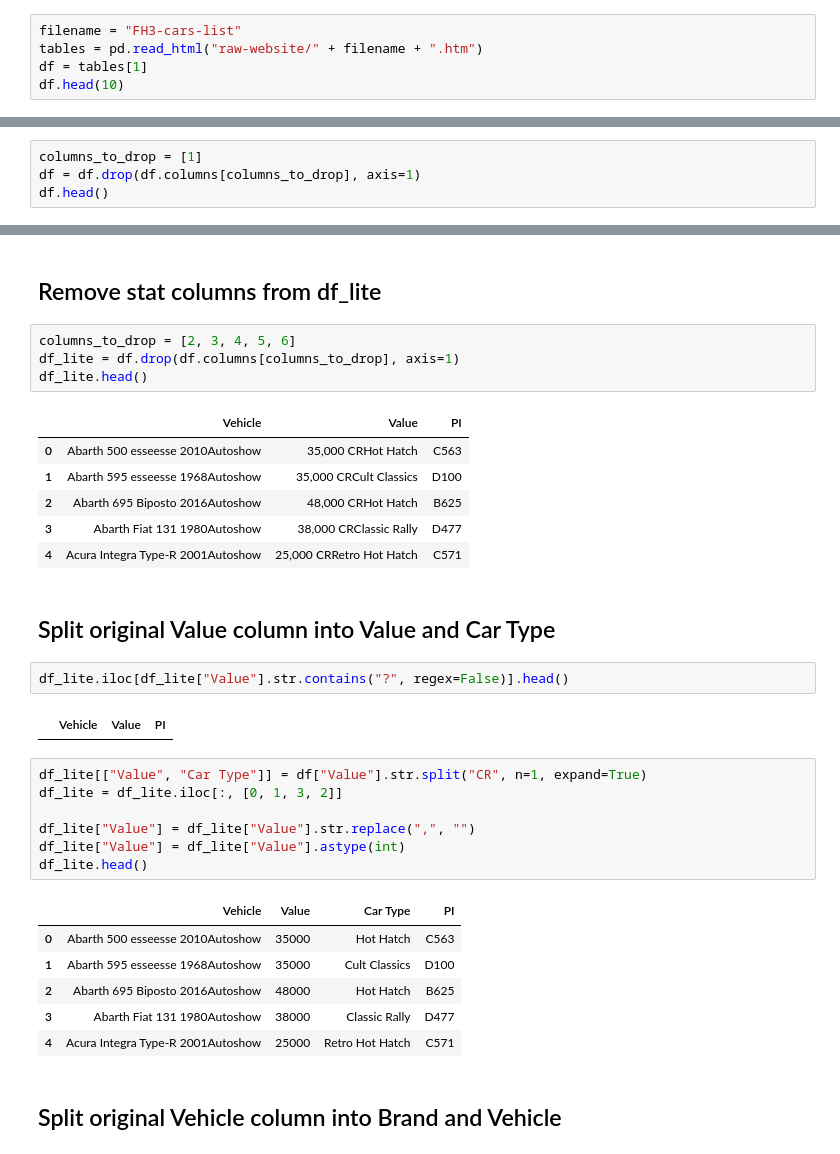
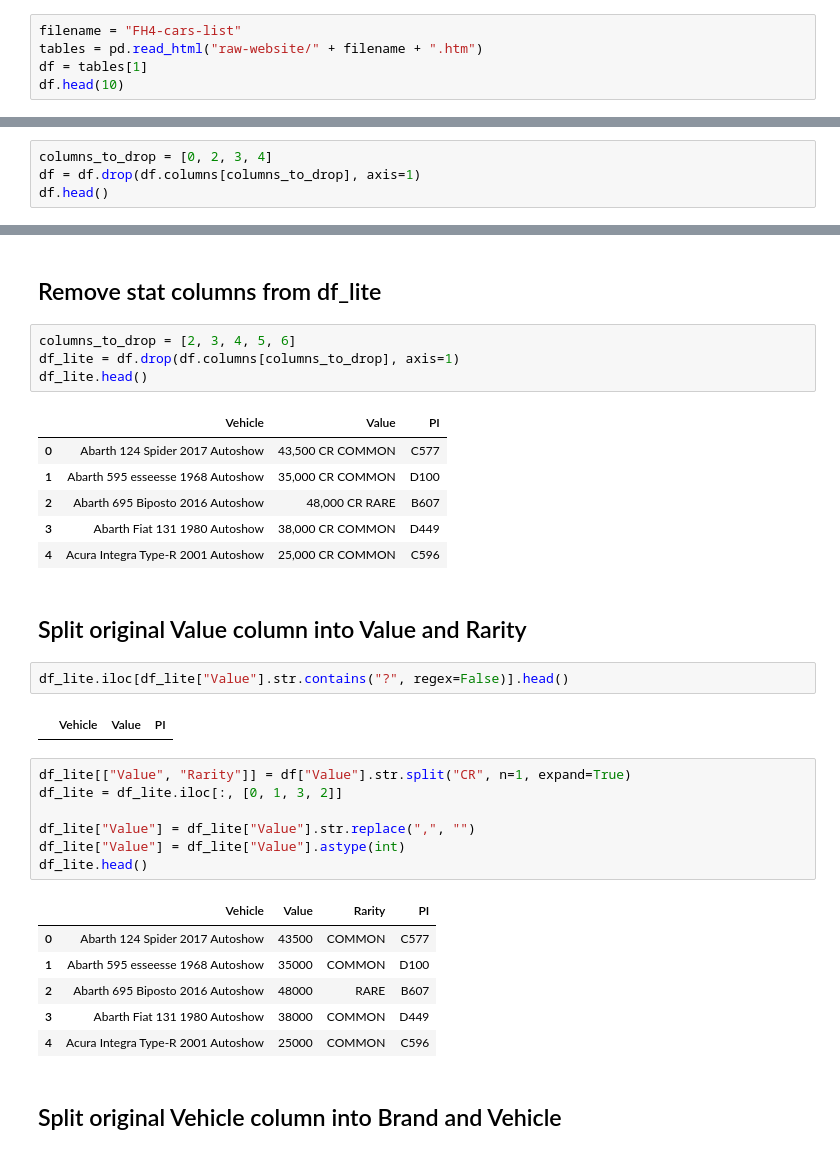
Before and after one commit to iaspidem/fh-cars-list, a Jupyter notebook: fh4-process.ipynb, the cells around one changed output, grey strips where cells are left out. Saved outputs shown, nothing was run; the diff lists cells and outputs as text.

```diff
--- a/fh4-process.ipynb
+++ b/fh4-process.ipynb
@@ -3,7 +3,7 @@ import pandas as pd
 # %% [markdown]
 # Import raw data for preprocessing
 # %%
-filename = "FH3-cars-list"
+filename = "FH4-cars-list"
 tables = pd.read_html("raw-website/" + filename + ".htm")
 df = tables[1]
 df.head(10)
@@ -22,7 +22,7 @@ df.head(10)
 # %% [markdown]
 ## Remove redundant columns
 # %%
-columns_to_drop = [1]
+columns_to_drop = [0, 2, 3, 4]
 df = df.drop(df.columns[columns_to_drop], axis=1)
 df.head()
 # %% [output]
@@ -70,31 +70,31 @@ df_lite = df.drop(df.columns[columns_to_drop], axis=1)
 df_lite.head()
 # %% [output]
 |  | Vehicle | Value | PI |
-| 0 | Abarth 500 esseesse 2010Autoshow | 35,000 CRHot Hatch | C563 |
-| 1 | Abarth 595 esseesse 1968Autoshow | 35,000 CRCult Classics | D100 |
-| 2 | Abarth 695 Biposto 2016Autoshow | 48,000 CRHot Hatch | B625 |
-| 3 | Abarth Fiat 131 1980Autoshow | 38,000 CRClassic Rally | D477 |
-| 4 | Acura Integra Type-R 2001Autoshow | 25,000 CRRetro Hot Hatch | C571 |
+| 0 | Abarth 124 Spider 2017 Autoshow | 43,500 CR COMMON | C577 |
+| 1 | Abarth 595 esseesse 1968 Autoshow | 35,000 CR COMMON | D100 |
+| 2 | Abarth 695 Biposto 2016 Autoshow | 48,000 CR RARE | B607 |
+| 3 | Abarth Fiat 131 1980 Autoshow | 38,000 CR COMMON | D449 |
+| 4 | Acura Integra Type-R 2001 Autoshow | 25,000 CR COMMON | C596 |
 # %% [markdown]
-## Split original Value column into Value and Car Type
+## Split original Value column into Value and Rarity
 # %%
 df_lite.iloc[df_lite["Value"].str.contains("?", regex=False)].head()
 # %% [output]
 |  | Vehicle | Value | PI |
 # %%
-df_lite[["Value", "Car Type"]] = df["Value"].str.split("CR", n=1, expand=True)
+df_lite[["Value", "Rarity"]] = df["Value"].str.split("CR", n=1, expand=True)
 df_lite = df_lite.iloc[:, [0, 1, 3, 2]]
 
 df_lite["Value"] = df_lite["Value"].str.replace(",", "")
 df_lite["Value"] = df_lite["Value"].astype(int)
 df_lite.head()
 # %% [output]
-|  | Vehicle | Value | Car Type | PI |
-| 0 | Abarth 500 esseesse 2010Autoshow | 35000 | Hot Hatch | C563 |
-| 1 | Abarth 595 esseesse 1968Autoshow | 35000 | Cult Classics | D100 |
-| 2 | Abarth 695 Biposto 2016Autoshow | 48000 | Hot Hatch | B625 |
-| 3 | Abarth Fiat 131 1980Autoshow | 38000 | Classic Rally | D477 |
-| 4 | Acura Integra Type-R 2001Autoshow | 25000 | Retro Hot Hatch | C571 |
+|  | Vehicle | Value | Rarity | PI |
+| 0 | Abarth 124 Spider 2017 Autoshow | 43500 | COMMON | C577 |
+| 1 | Abarth 595 esseesse 1968 Autoshow | 35000 | COMMON | D100 |
+| 2 | Abarth 695 Biposto 2016 Autoshow | 48000 | RARE | B607 |
+| 3 | Abarth Fiat 131 1980 Autoshow | 38000 | COMMON | D449 |
+| 4 | Acura Integra Type-R 2001 Autoshow | 25000 | COMMON | C596 |
 # %% [markdown]
 ## Split original Vehicle column into Brand and Vehicle
 # %%
```
Also changed, not shown: parts of 27 cells of this notebook.
